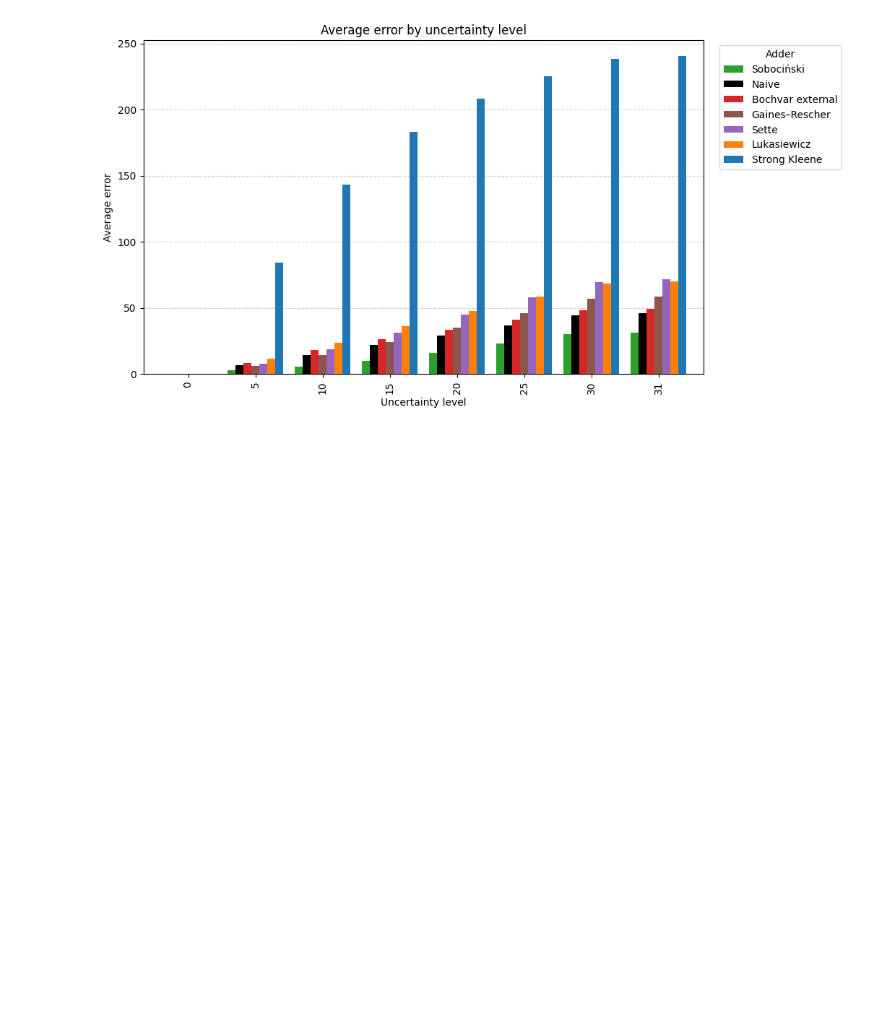
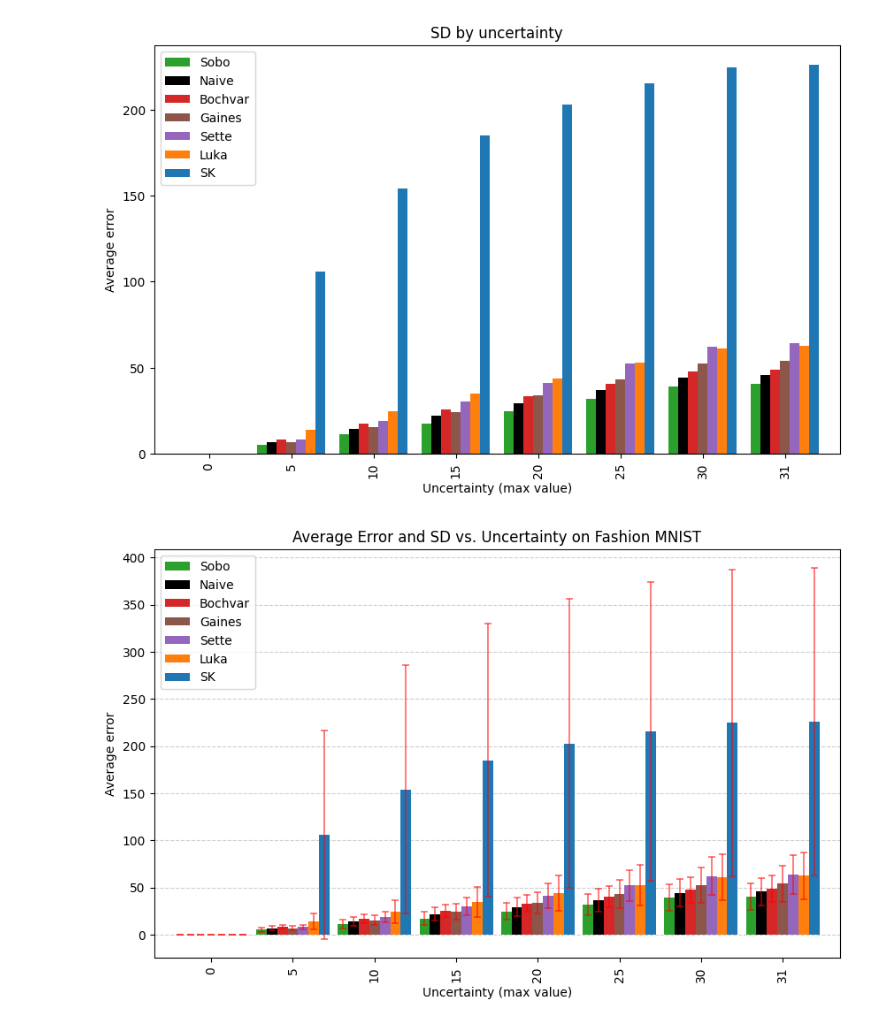
Before and after one commit to ElmouhiYassine/Adder, a Jupyter notebook: barplots_convolution.ipynb, the cells around one changed output. Cells and saved outputs as stored; diff of their text form; code cells hidden in the pictures; blank space fills up the shorter version.

```diff
--- a/barplots_convolution.ipynb
+++ b/barplots_convolution.ipynb
@@ -3,7 +3,7 @@ import pandas as pd
 import matplotlib.pyplot as plt
 
 # ---- load CSV ----
-csv_path = "mnist_11_kernel.csv"
+csv_path = "HyTL_convolution_results_on_fashion_mnist_positive_kernels.csv"
 df = pd.read_csv(csv_path)
 
 # ---- maps ----
@@ -27,6 +27,7 @@ style_map = {
     'Luka':    {'color': 'tab:orange',  'marker': 'h'}
 }
 
+
 # ---- columns ----
 X_COL = "Uncertainty Level"
 mean_cols = [c for c in df.columns if c.startswith("Avg Error")]
@@ -34,44 +35,60 @@ mean_cols = [c for c in df.columns if c.startswith("Avg Error")]
 # Build means table: index=x, columns=adder short names
 means = df.set_index(X_COL)[mean_cols].copy()
 means.columns = [c.replace("Avg Error ", "") for c in means.columns]
+
+
+# ---- build std table (same shape & order as means) ----
+std_cols = [c for c in df.columns if c.startswith("SD Error")]
+stds = df.set_index(X_COL)[std_cols].copy()
+stds.columns = [c.replace("SD Error ", "") for c in stds.columns]
+
+# reorder stds to match means order
+stds = stds[means.columns]
 
 # ---- ORDER BARS BY ASCENDING MEAN (globally; same order for each uncertainty level) ----
 bar_order = means.mean(axis=0).sort_values(ascending=True).index.tolist()
 means = means[bar_order]
 
 # ---- colors in the same order ----
 colors = [style_map[a]["color"] for a in means.columns]
 
 # ---- plot ----
 ax = means.plot(kind="bar", figsize=(10, 6), color=colors, width=.83)
 
-ax.set_xlabel("Uncertainty level")
+ax.set_xlabel("Uncertainty (max value)")
 ax.set_ylabel("Average error")
-ax.set_title("Average error by uncertainty level")
+ax.set_title("SD by uncertainty")
 
 # ---- legend: replace labels with full names, keep legend in the SAME order as plotted ----
 handles, labels = ax.get_legend_handles_labels()
 labels_full = [name_map.get(lbl, lbl) for lbl in labels]
 
-ax.legend(
-    handles,
-    labels_full,
-    title="Adder",
-    bbox_to_anchor=(1.02, 1),
-    loc="upper left"
+ax = means.plot(
+    kind="bar",
+    figsize=(10, 6),
+    color=colors,
+    width=0.9,
+    yerr=stds,
+    capsize=3,
+    error_kw=dict(ecolor="r", alpha=0.6, lw=1.2, capthick=1.2)
+
 )
+ax.set_xlabel("Uncertainty (max value)")
+ax.set_ylabel("Average error")
+ax.set_title("Average Error and SD vs. Uncertainty on Fashion MNIST")
 
 
 ax.set_axisbelow(True)
 
 ax.yaxis.grid(True, linestyle='--', alpha=0.6)
 
 
 
 #plt.tight_layout()
 plt.show()
 # %% [output]
-[figure, old version]
+[figure, new version]
+[figure, added]
 # %%
 print(df.columns)
 print(df.head())
```
Also changed, not shown: parts of 1 cell of this notebook, 45 other files.
